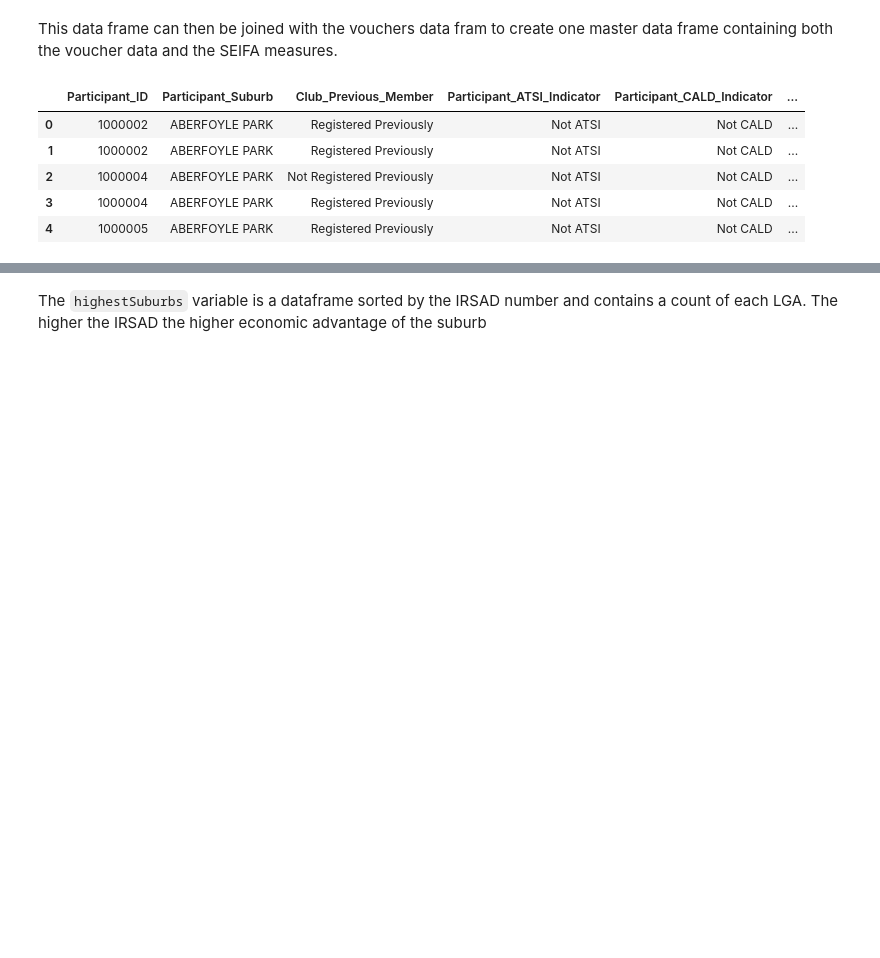
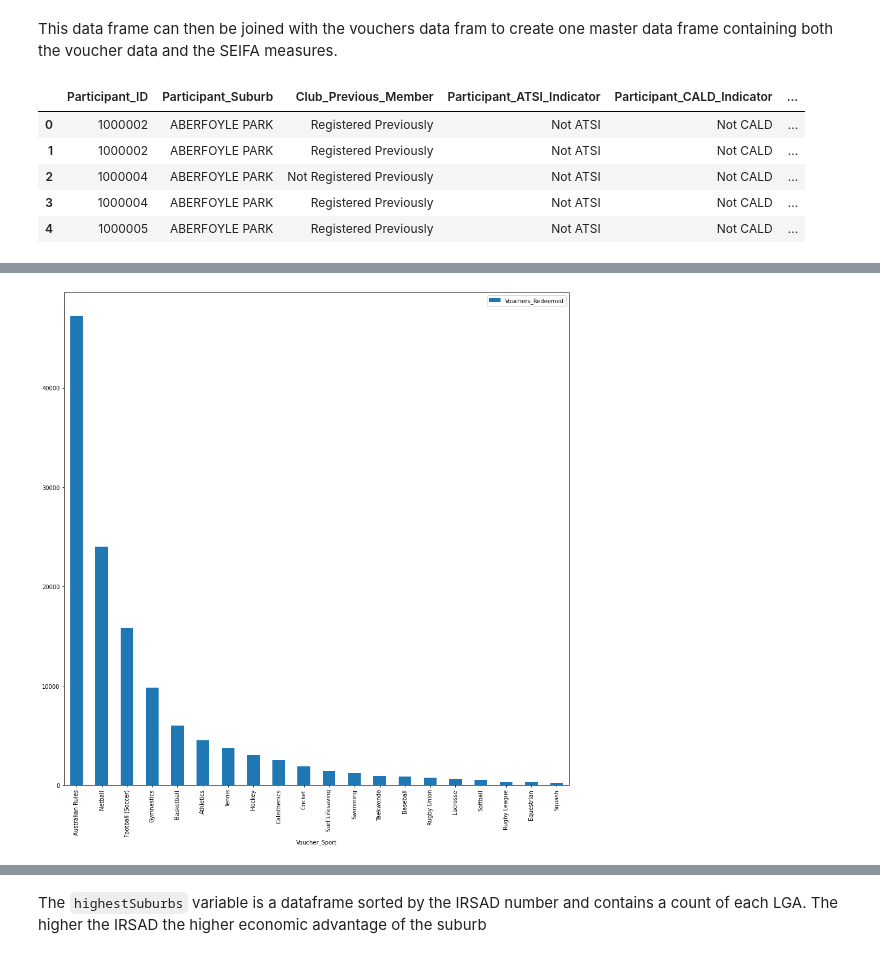
Before and after one commit to MQCOMP2200-S2-2021/data-science-portfolio-liamstrang, a Jupyter notebook: Portfolio 2.ipynb, the cells around one changed output, grey strips where cells are left out. Cells and saved outputs as stored; diff of their text form; code cells hidden in the pictures; blank space fills up the shorter version.

```diff
--- a/Portfolio 2.ipynb
+++ b/Portfolio 2.ipynb
@@ -81,0 +126,4 @@ sa_vouchers_scores.head()
+# %%
+topSports = sa_vouchers_scores.groupby(['Voucher_Sport']).size().reset_index(name='Vouchers_Redeemed')
+topSports = topSports.sort_values(by='Vouchers_Redeemed', ascending=False)
+topSports.head()
@@ -81,0 +137,5 @@ sa_vouchers_scores.head()
+# %%
+topSports.iloc[0:20].plot(x="Voucher_Sport", y="Vouchers_Redeemed", kind="bar", figsize=(16,16))
+plt.show()
+# %% [output]
+[figure, added]
```
Also changed, not shown: parts of 29 cells of this notebook.
